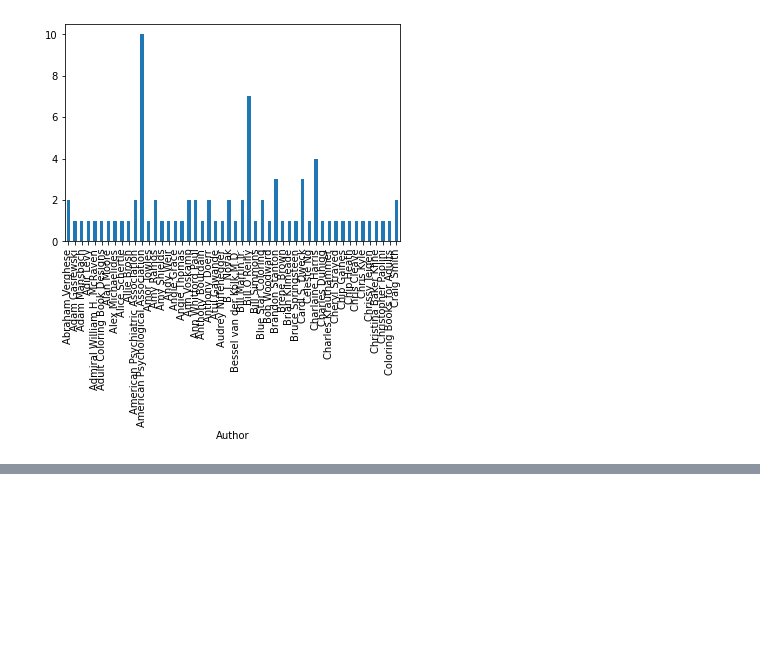
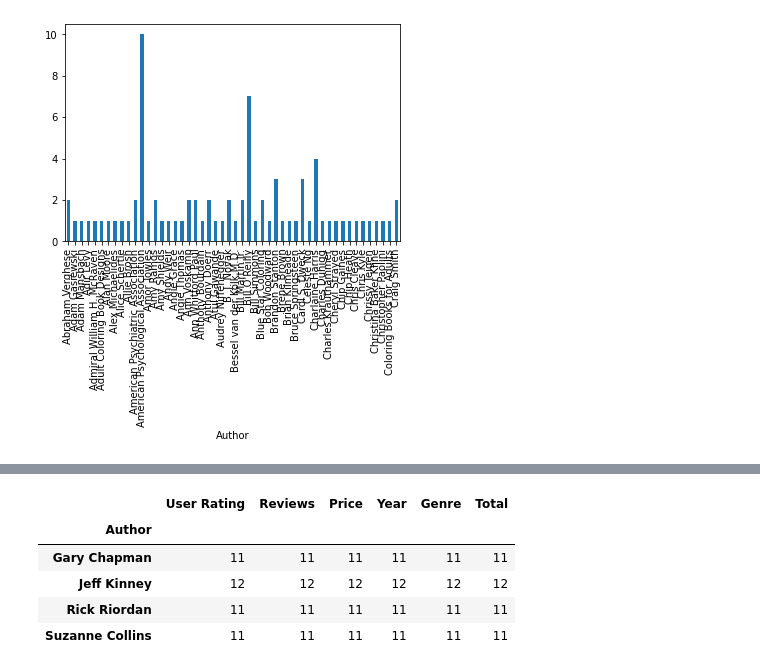
Before and after one commit to kav09/Analysis_of_Best_Selling_Books, a Jupyter notebook: notebook.ipynb, the cells around one changed output, grey strips where cells are left out. Saved outputs shown, nothing was run; the diff lists cells and outputs as text; code cells hidden in the pictures; blank space fills up the shorter version.

```diff
--- a/notebook.ipynb
+++ b/notebook.ipynb
@@ -484,0 +486,11 @@ list(booklist.index.unique())
+# %%
+ratingCount = booklist.groupby('Author').count()
+# %%
+ratingCount[ratingCount['User Rating'] > 10]
+# %% [output]
+|  | User Rating | Reviews | Price | Year | Genre | Total |
+| Author |  |  |  |  |  |  |
+| Gary Chapman | 11 | 11 | 11 | 11 | 11 | 11 |
+| Jeff Kinney | 12 | 12 | 12 | 12 | 12 | 12 |
+| Rick Riordan | 11 | 11 | 11 | 11 | 11 | 11 |
+| Suzanne Collins | 11 | 11 | 11 | 11 | 11 | 11 |
```
Also changed, not shown: parts of 8 cells of this notebook, 3 other files.
